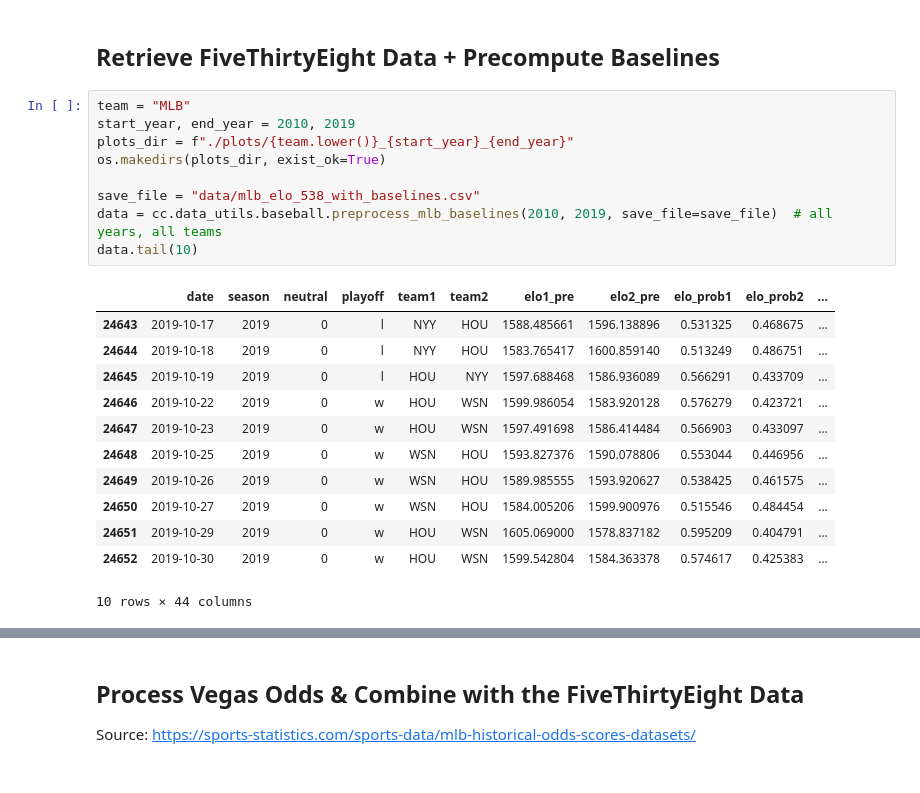
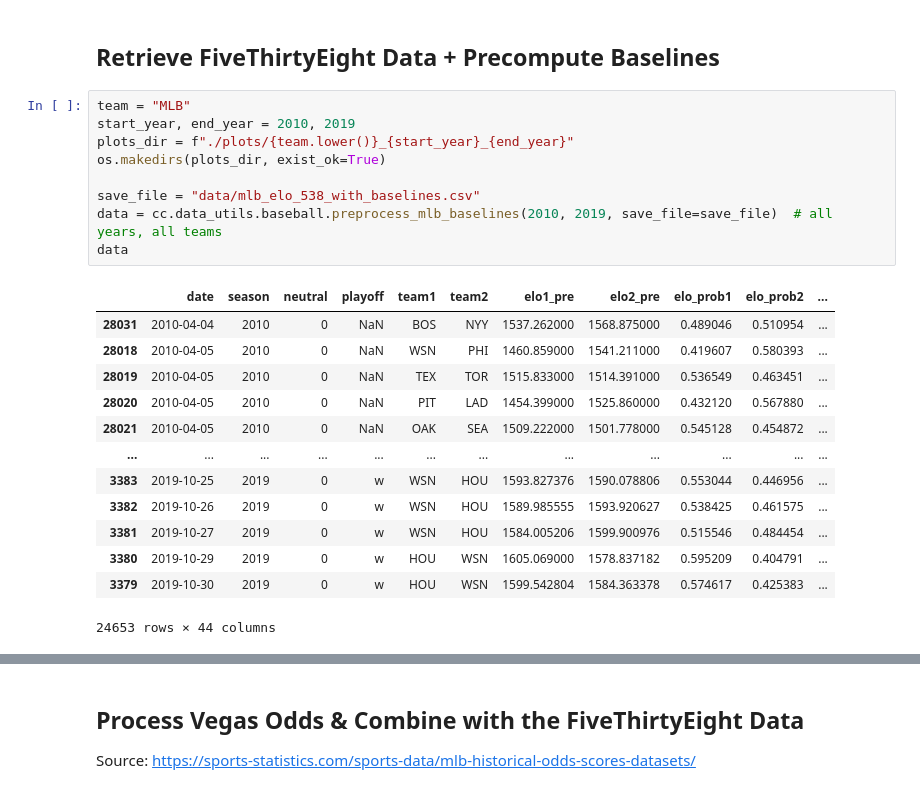
Before and after one commit to yjchoe/ComparingForecasters, a Jupyter notebook: nb_comparecast_baseball.ipynb, the cells around one changed output, grey strips where cells are left out. Cells and saved outputs as stored; diff of their text form.

```diff
--- a/nb_comparecast_baseball.ipynb
+++ b/nb_comparecast_baseball.ipynb
@@ -42,25 +42,26 @@ For forecasting algorithms, we use all Nationals games (regular season & postsea
 # %%
 team = "MLB"
 start_year, end_year = 2010, 2019
 plots_dir = f"./plots/{team.lower()}_{start_year}_{end_year}"
 os.makedirs(plots_dir, exist_ok=True)
 
 save_file = "data/mlb_elo_538_with_baselines.csv"
 data = cc.data_utils.baseball.preprocess_mlb_baselines(2010, 2019, save_file=save_file)  # all years, all teams
-data.tail(10)
+data
 # %% [output]
 |  | date | season | neutral | playoff | team1 | team2 | elo1_pre | elo2_pre | elo_prob1 | elo_prob2 | ... |
-| 24643 | 2019-10-17 | 2019 | 0 | l | NYY | HOU | 1588.485661 | 1596.138896 | 0.531325 | 0.468675 | ... |
-| 24644 | 2019-10-18 | 2019 | 0 | l | NYY | HOU | 1583.765417 | 1600.859140 | 0.513249 | 0.486751 | ... |
-| 24645 | 2019-10-19 | 2019 | 0 | l | HOU | NYY | 1597.688468 | 1586.936089 | 0.566291 | 0.433709 | ... |
-| 24646 | 2019-10-22 | 2019 | 0 | w | HOU | WSN | 1599.986054 | 1583.920128 | 0.576279 | 0.423721 | ... |
-| 24647 | 2019-10-23 | 2019 | 0 | w | HOU | WSN | 1597.491698 | 1586.414484 | 0.566903 | 0.433097 | ... |
-| 24648 | 2019-10-25 | 2019 | 0 | w | WSN | HOU | 1593.827376 | 1590.078806 | 0.553044 | 0.446956 | ... |
-| 24649 | 2019-10-26 | 2019 | 0 | w | WSN | HOU | 1589.985555 | 1593.920627 | 0.538425 | 0.461575 | ... |
-| 24650 | 2019-10-27 | 2019 | 0 | w | WSN | HOU | 1584.005206 | 1599.900976 | 0.515546 | 0.484454 | ... |
-| 24651 | 2019-10-29 | 2019 | 0 | w | HOU | WSN | 1605.069000 | 1578.837182 | 0.595209 | 0.404791 | ... |
-| 24652 | 2019-10-30 | 2019 | 0 | w | HOU | WSN | 1599.542804 | 1584.363378 | 0.574617 | 0.425383 | ... |
+| 28031 | 2010-04-04 | 2010 | 0 | NaN | BOS | NYY | 1537.262000 | 1568.875000 | 0.489046 | 0.510954 | ... |
+| 28018 | 2010-04-05 | 2010 | 0 | NaN | WSN | PHI | 1460.859000 | 1541.211000 | 0.419607 | 0.580393 | ... |
+| 28019 | 2010-04-05 | 2010 | 0 | NaN | TEX | TOR | 1515.833000 | 1514.391000 | 0.536549 | 0.463451 | ... |
+| 28020 | 2010-04-05 | 2010 | 0 | NaN | PIT | LAD | 1454.399000 | 1525.860000 | 0.432120 | 0.567880 | ... |
+| 28021 | 2010-04-05 | 2010 | 0 | NaN | OAK | SEA | 1509.222000 | 1501.778000 | 0.545128 | 0.454872 | ... |
+| ... | ... | ... | ... | ... | ... | ... | ... | ... | ... | ... | ... |
+| 3383 | 2019-10-25 | 2019 | 0 | w | WSN | HOU | 1593.827376 | 1590.078806 | 0.553044 | 0.446956 | ... |
+| 3382 | 2019-10-26 | 2019 | 0 | w | WSN | HOU | 1589.985555 | 1593.920627 | 0.538425 | 0.461575 | ... |
+| 3381 | 2019-10-27 | 2019 | 0 | w | WSN | HOU | 1584.005206 | 1599.900976 | 0.515546 | 0.484454 | ... |
+| 3380 | 2019-10-29 | 2019 | 0 | w | HOU | WSN | 1605.069000 | 1578.837182 | 0.595209 | 0.404791 | ... |
+| 3379 | 2019-10-30 | 2019 | 0 | w | HOU | WSN | 1599.542804 | 1584.363378 | 0.574617 | 0.425383 | ... |
-10 rows × 44 columns
+24653 rows × 44 columns
 # %%
 # home win probability
 data["win"] = (data["score1"] >= data["score2"]).astype(int)
```
Also changed, not shown: parts of 12 cells of this notebook, 26 other files.
